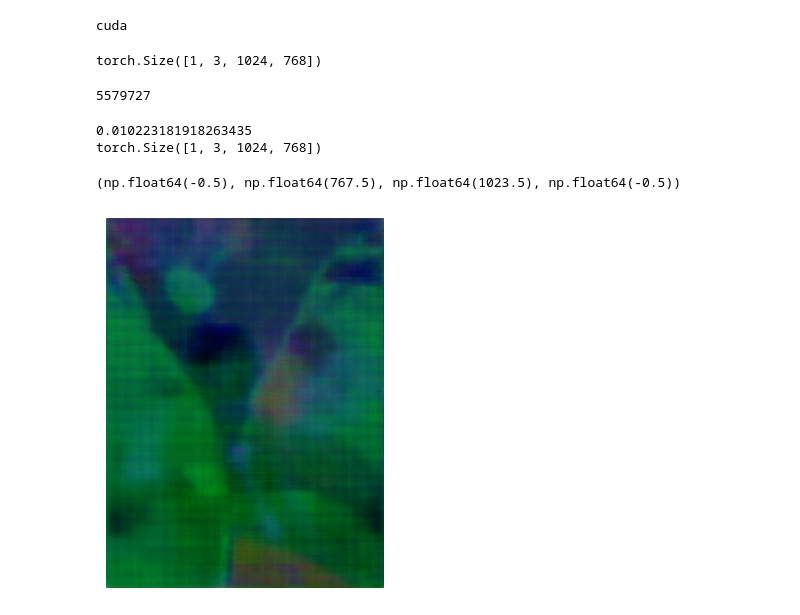
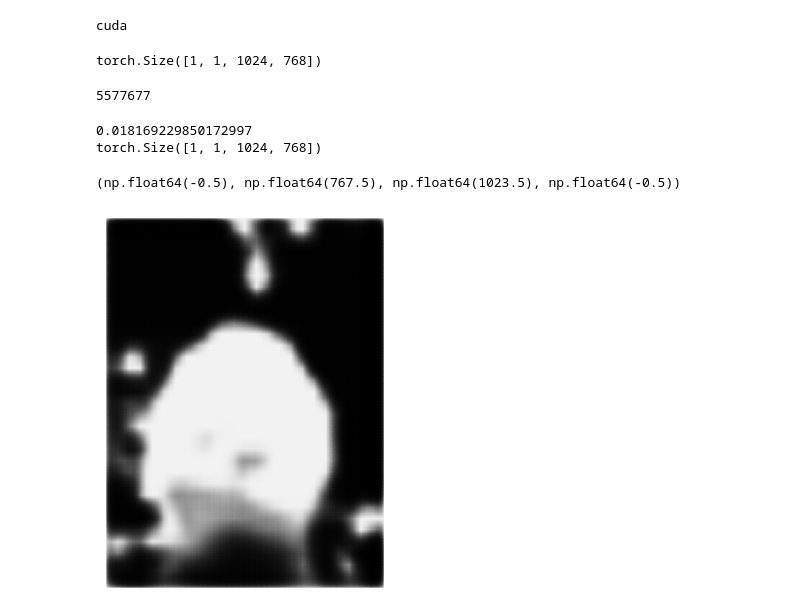
Before and after one commit to someonecantcode/VarationalAutoencoder, a Jupyter notebook: draft copy.ipynb, the cells around one changed output. Drawn from its saved outputs; the diff is of its cells as text; code cells hidden in the pictures.

```diff
--- a/draft copy.ipynb
+++ b/draft copy.ipynb
@@ -22,7 +22,7 @@ class AutoEncoder(nn.Module):
     def __init__(self, config):
         super().__init__()
         self.encode = nn.Sequential(
-            nn.Conv2d(3, 32, 4, stride=2, padding=1),   # 32x512x384
+            nn.Conv2d(1, 32, 4, stride=2, padding=1),   # 32x512x384
             nn.ReLU(),
             nn.Conv2d(32, 64, 4, stride=2, padding=1),  # 64x256x192
             nn.ReLU(),
@@ -57,7 +57,7 @@ class AutoEncoder(nn.Module):
             nn.ReLU(),
             nn.ConvTranspose2d(64, 32, 4, stride=2, padding=1),    # 32x512x384
             nn.ReLU(),
-            nn.ConvTranspose2d(32, 3, 4, stride=2, padding=1),      # 1x1024x768
+            nn.ConvTranspose2d(32, 1, 4, stride=2, padding=1),      # 1x1024x768
         )
 
     def forward(self, x, targets=None):
@@ -77,41 +77,41 @@ from PIL import Image
 import matplotlib.pyplot as plt
 import numpy as np
 
-img = Image.open("color.png").convert("RGB")
+img = Image.open("target.png").convert("L")
 arr = np.array(img, dtype=np.float32) / 255.0  # Normalize to [0, 1]
 
 tensor = torch.from_numpy(arr)
-tensor = tensor.reshape((1, 3, 1024, 768))
+tensor = tensor.reshape((1, 1, 1024, 768))
 print(tensor.shape)
 # %% [output]
-torch.Size([1, 3, 1024, 768])
+torch.Size([1, 1, 1024, 768])
 # %%
 model = AutoEncoder(autoencConfig())
 model.to(device=device)
 optimizer = torch.optim.AdamW(model.parameters(), lr=3e-4)
 print(sum(p.numel() for p in model.parameters()))
 # %% [output]
-5579727
+5577677
 # %%
-for _ in range(100):
+for _ in range(10):
     Xb = tensor.to(device=device)
     output, loss = model(Xb, Xb)
 
     optimizer.zero_grad(set_to_none=True)
     loss.backward()
     optimizer.step()
 
 print(loss.item())
 print(output.shape)
-arr = output[0].cpu().detach().permute(1, 2, 0).numpy()
+arr = output[0].cpu().detach().reshape(1024, 768).numpy()
 
-img = Image.fromarray((arr * 255).clip(0, 255).astype(np.uint8), mode="RGB")
+img = Image.fromarray((arr * 255).clip(0, 255).astype(np.uint8), mode="L")
 # img.save("reconstructed.png")
 
 plt.imshow(arr, cmap="gray")
 plt.axis("off")
 # %% [output]
-0.010223181918263435
-torch.Size([1, 3, 1024, 768])
+0.018169229850172997
+torch.Size([1, 1, 1024, 768])
 (np.float64(-0.5), np.float64(767.5), np.float64(1023.5), np.float64(-0.5))
-[figure, old version]
+[figure, new version]
```
Also changed, not shown: 2 other files.
